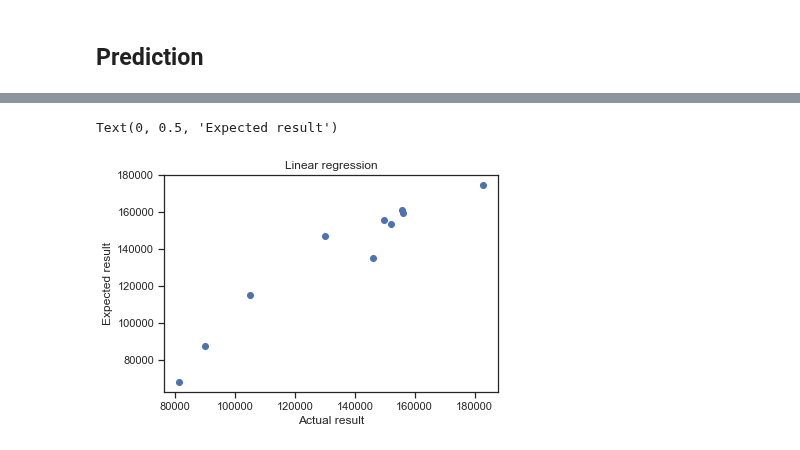
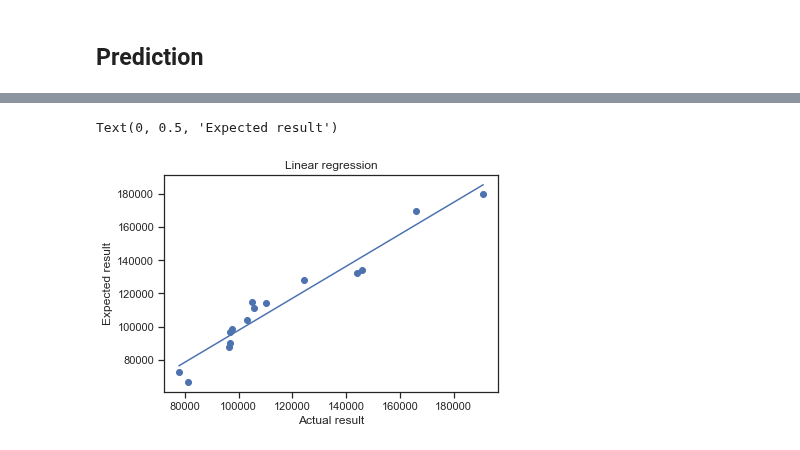
Before and after one commit to EdemBey/ML, a Jupyter notebook: line.ipynb, the cells around one changed output, grey strips where cells are left out. Cells and saved outputs as stored; diff of their text form; code cells hidden in the pictures.

```diff
--- a/line.ipynb
+++ b/line.ipynb
@@ -101,0 +100,3 @@ y = df.Profit
+# %%
+y = df.iloc[:, 4].values
+y
@@ -127,5 +140,5 @@ from sklearn.model_selection import train_test_split
 # %%
-X_train, X_test, y_train, y_test = train_test_split(x, y, test_size=0.2)
+X_train, X_test, y_train, y_test = train_test_split(x, y, train_size=0.7,random_state=0)
 # %% [markdown]
 ## Training Model
 # %% [markdown]
@@ -139,6 +152,5 @@ LinearRegression()
 ## Prediction
 # %%
 y_pred = regressor.predict(X_test) # predicting
-y_pred = np.round(y_pred, 2)
 y_pred
 # %% [output]
@@ -154,9 +196,10 @@ score
 # %%
 plt.scatter(y_test, y_pred)
+plt.plot(np.unique(y_test), np.poly1d(np.polyfit(y_test, y_pred, 1))(np.unique(y_test)))
 
 plt.title('Linear regression')
 plt.xlabel('Actual result')
 plt.ylabel('Expected result')
 # %% [output]
 Text(0, 0.5, 'Expected result')
-[figure, old version]
+[figure, new version]
```
Also changed, not shown: parts of 23 cells of this notebook.
